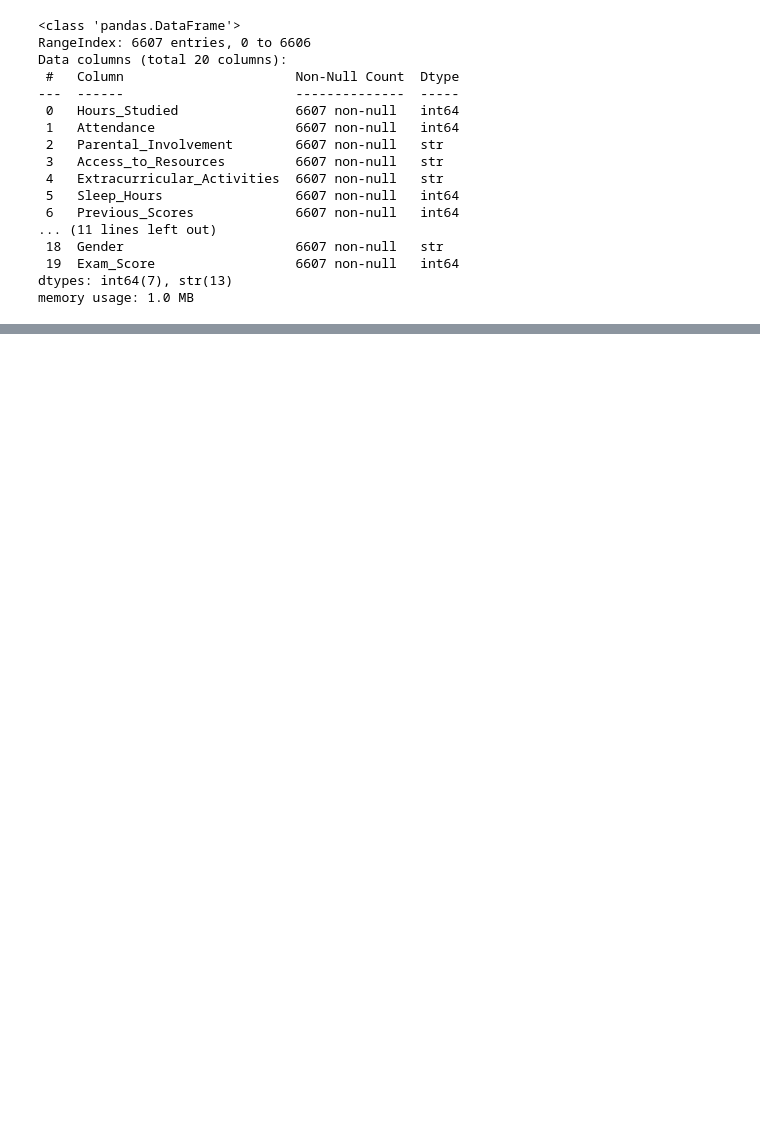
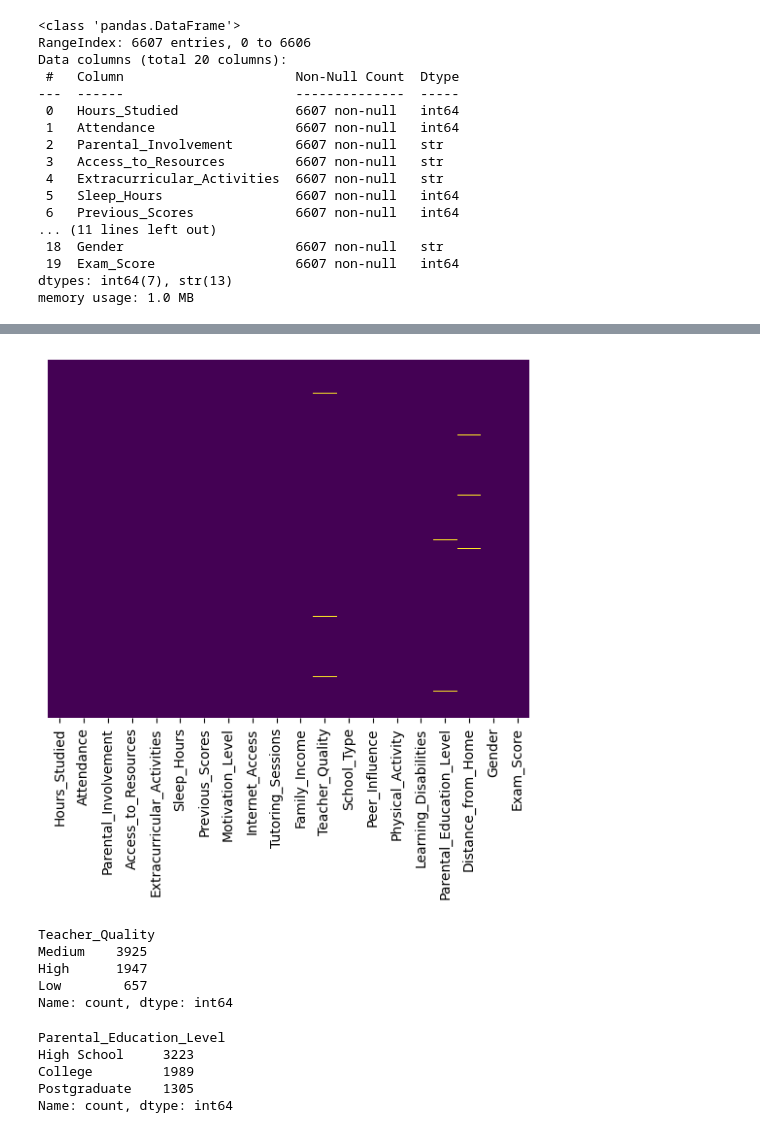
Before and after one commit to AybarsKansu/for-me-to-study, a Jupyter notebook: student_performence_EDA.ipynb, the cells around one changed output, grey strips where cells are left out. Drawn from its saved outputs; the diff is of its cells as text; code cells hidden in the pictures; blank space fills up the shorter version.

```diff
--- a/student_performence_EDA.ipynb
+++ b/student_performence_EDA.ipynb
@@ -56,0 +88,22 @@ memory usage: 1.0 MB
+# %%
+sns.heatmap(df.isnull(), cbar=False, yticklabels=False, cmap='viridis')
+plt.show()
+# %% [output]
+[figure, added]
+# %%
+# 78 nan
+df['Teacher_Quality'].value_counts()
+# %% [output]
+Teacher_Quality
+Medium    3925
+High      1947
+Low        657
+Name: count, dtype: int64
+# %%
+df['Parental_Education_Level'].value_counts()
+# %% [output]
+Parental_Education_Level
+High School     3223
+College         1989
+Postgraduate    1305
+Name: count, dtype: int64
```
Also changed, not shown: parts of 29 cells of this notebook.
